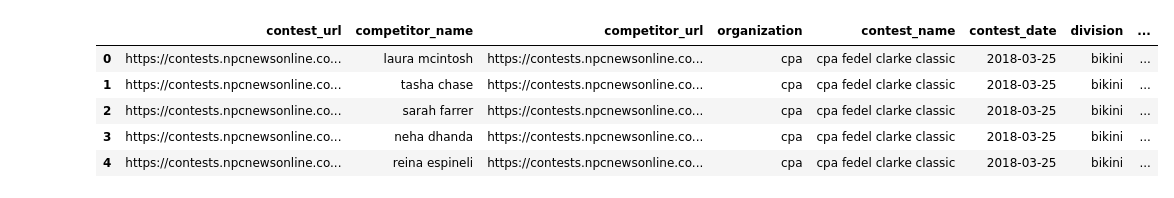
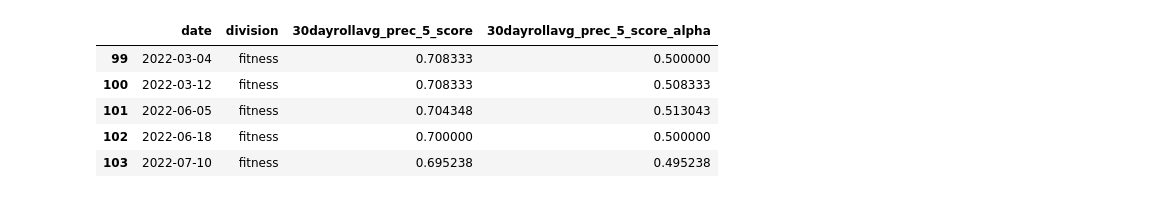
Before and after one commit to andrei-prokhorov/bodybuilding-ranking, a Jupyter notebook: olympia_analysis.ipynb, the cells around one changed output. Cells and saved outputs as stored; diff of their text form; code cells hidden in the pictures.

```diff
--- a/olympia_analysis.ipynb
+++ b/olympia_analysis.ipynb
@@ -134,0 +186,15 @@ df_kt = df_kt[["date", "division", "30dayrollavg_kt_corr_elo", "30dayrollavg_kt_
+# %%
+df_metric = pd.merge(
+    df_metric_adj,
+    df_metric_alpha,
+    how="inner",
+    on=["date", "organization", "division", "class"],
+)
+# %%
+df_metric["year"] = df_metric["date"].dt.year
+# %%
+df_2223 = df_metric[
+    (df_metric["year"] >= 2022)
+    & (df_metric["organization"] == "ifbb")
+    & (df_metric["class"] == "open")
+]
@@ -320,9 +259,13 @@ df_elo[(df_elo["competitor_name"].isin(high_rank_names))
+# %%
+df_pk = df_2223[
+    ["date", "division", "30dayrollavg_prec_5_score", "30dayrollavg_prec_5_score_alpha"]
+]
 # %%
-df.head()
+df_pk.head()
 # %% [output]
-|  | contest_url | competitor_name | competitor_url | organization | contest_name | contest_date | division | ... |
-| 0 | https://contests.npcnewsonline.co... | laura mcintosh | https://contests.npcnewsonline.co... | cpa | cpa fedel clarke classic | 2018-03-25 | bikini | ... |
-| 1 | https://contests.npcnewsonline.co... | tasha chase | https://contests.npcnewsonline.co... | cpa | cpa fedel clarke classic | 2018-03-25 | bikini | ... |
-| 2 | https://contests.npcnewsonline.co... | sarah farrer | https://contests.npcnewsonline.co... | cpa | cpa fedel clarke classic | 2018-03-25 | bikini | ... |
-| 3 | https://contests.npcnewsonline.co... | neha dhanda | https://contests.npcnewsonline.co... | cpa | cpa fedel clarke classic | 2018-03-25 | bikini | ... |
-| 4 | https://contests.npcnewsonline.co... | reina espineli | https://contests.npcnewsonline.co... | cpa | cpa fedel clarke classic | 2018-03-25 | bikini | ... |
+|  | date | division | 30dayrollavg_prec_5_score | 30dayrollavg_prec_5_score_alpha |
+| 99 | 2022-03-04 | fitness | 0.708333 | 0.500000 |
+| 100 | 2022-03-12 | fitness | 0.708333 | 0.508333 |
+| 101 | 2022-06-05 | fitness | 0.704348 | 0.513043 |
+| 102 | 2022-06-18 | fitness | 0.700000 | 0.500000 |
+| 103 | 2022-07-10 | fitness | 0.695238 | 0.495238 |
```
Also changed, not shown: parts of 67 cells of this notebook, 9 other files.
